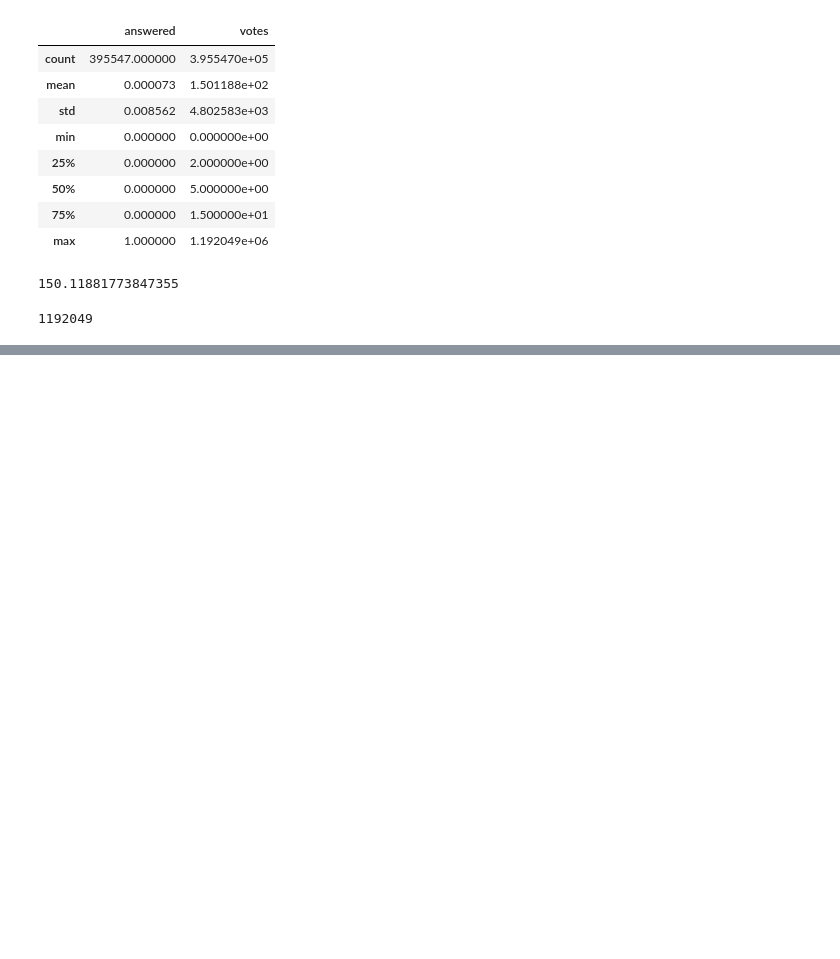
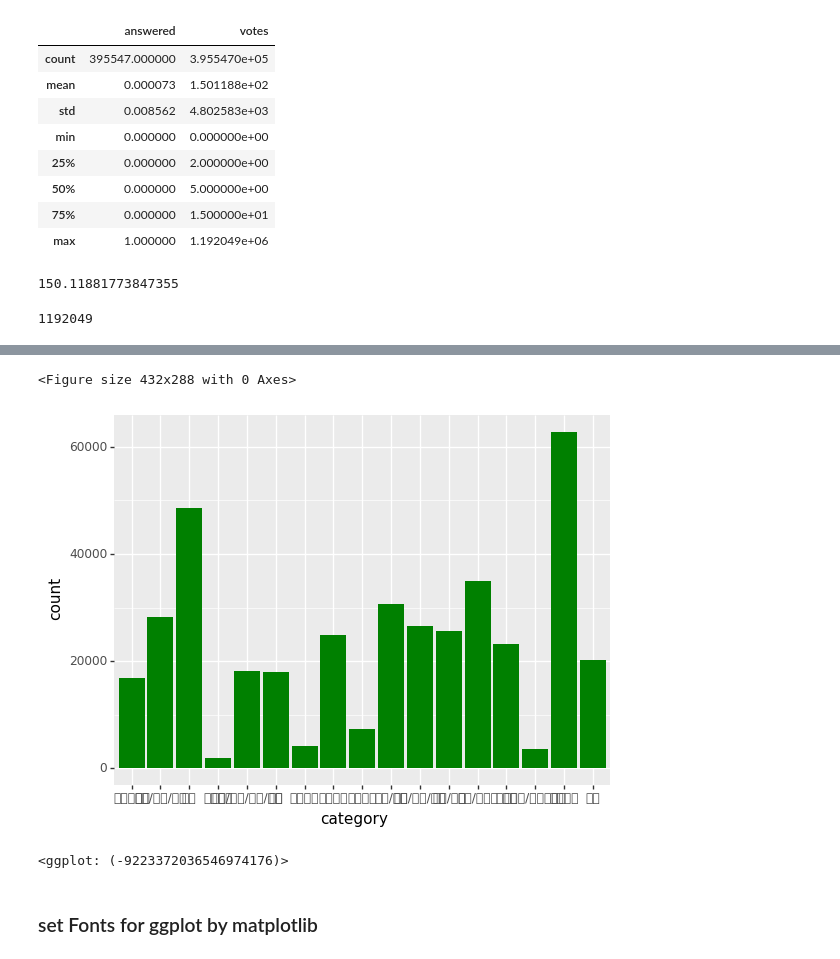
Before and after one commit to lhs7091/PythonDataScienceExam, a Jupyter notebook: bluehouse_civil_suggetion/01_civil_suggestions_NLP.ipynb, the cells around one changed output, grey strips where cells are left out. Cells and saved outputs as stored; diff of their text form; code cells hidden in the pictures; blank space fills up the shorter version.

```diff
--- a/bluehouse_civil_suggetion/01_civil_suggestions_NLP.ipynb
+++ b/bluehouse_civil_suggetion/01_civil_suggestions_NLP.ipynb
@@ -14,7 +14,7 @@ drwx------ 3 root root      4096 Feb 11 11:38 drive
 -rw------- 1 root root 542189403 Feb 11 11:42 petition.csv
 drwxr-xr-x 1 root root      4096 Feb  5 18:37 sample_data
 # %%
-petitions = pd.read_csv('/content/petition.csv', index_col=0, parse_dates=['start', 'end'])
+petitions = pd.read_csv('./petition.csv', index_col=0, parse_dates=['start', 'end'])
 # %%
 petitions.shape
 # %% [output]
@@ -77,0 +93,2 @@ petitions['votes'].max()
+# %%
+petitions['answer'] = (petitions['votes'] > 200000) == 1
@@ -77,0 +111,3 @@ petitions['votes'].max()
+# %%
+petitions['duration'] = petitions['end'] - petitions['start']
+petitions.sort_values('duration', ascending=True).head(3)
@@ -77,0 +316,14 @@ petitions['votes'].max()
+# %%
+import warnings
+warnings.filterwarnings('ignore')
+from plotnine import *
+import matplotlib.pyplot as plt
+fig = plt.figure()
+
+(ggplot(petitions) + aes('category') + geom_bar(fill='green'))
+# %% [output]
+<Figure size 432x288 with 0 Axes>
+[figure, added]
+<ggplot: (-9223372036546974176)>
+# %% [markdown]
+### set Fonts for ggplot by matplotlib
```
Also changed, not shown: parts of 30 cells of this notebook.
